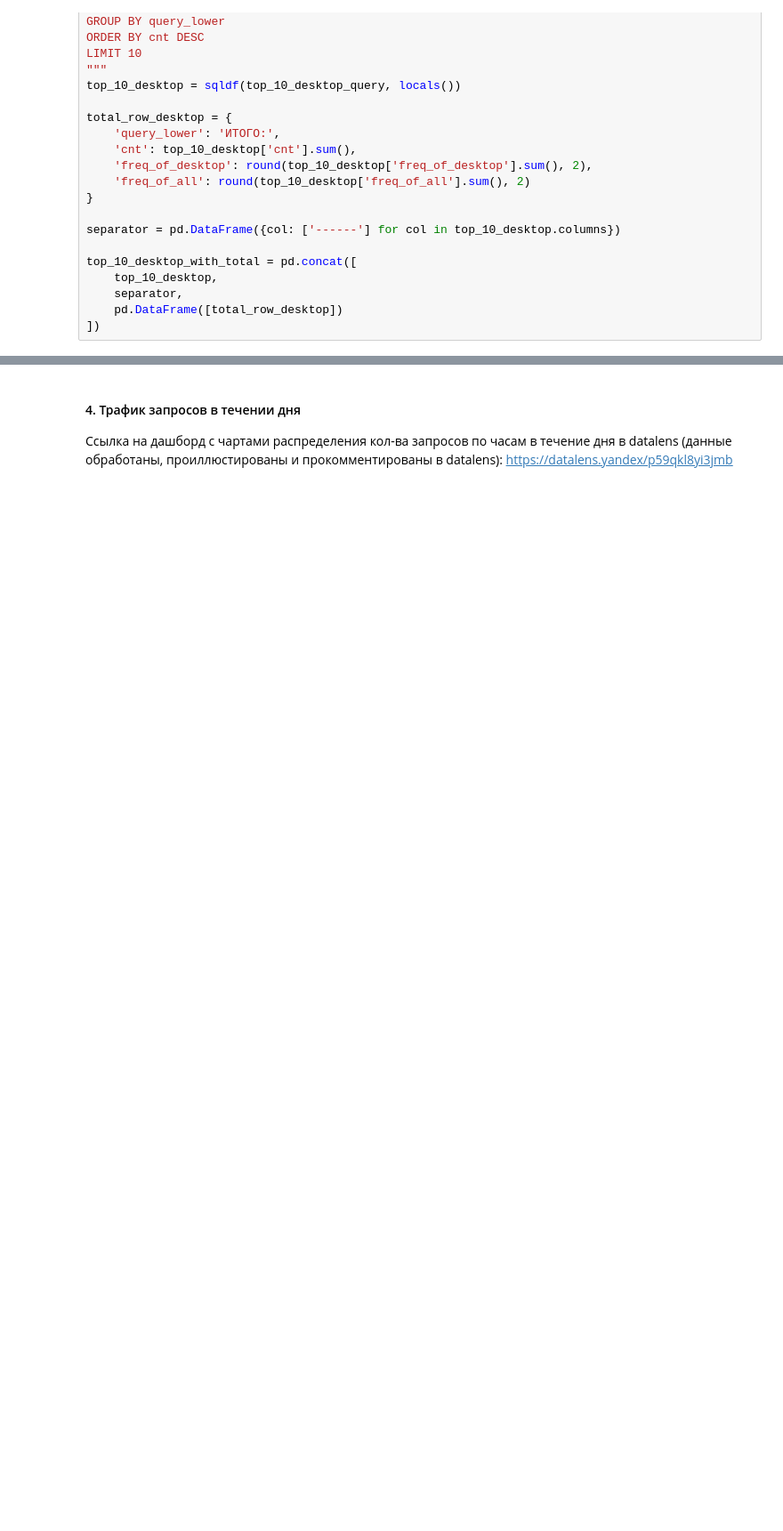
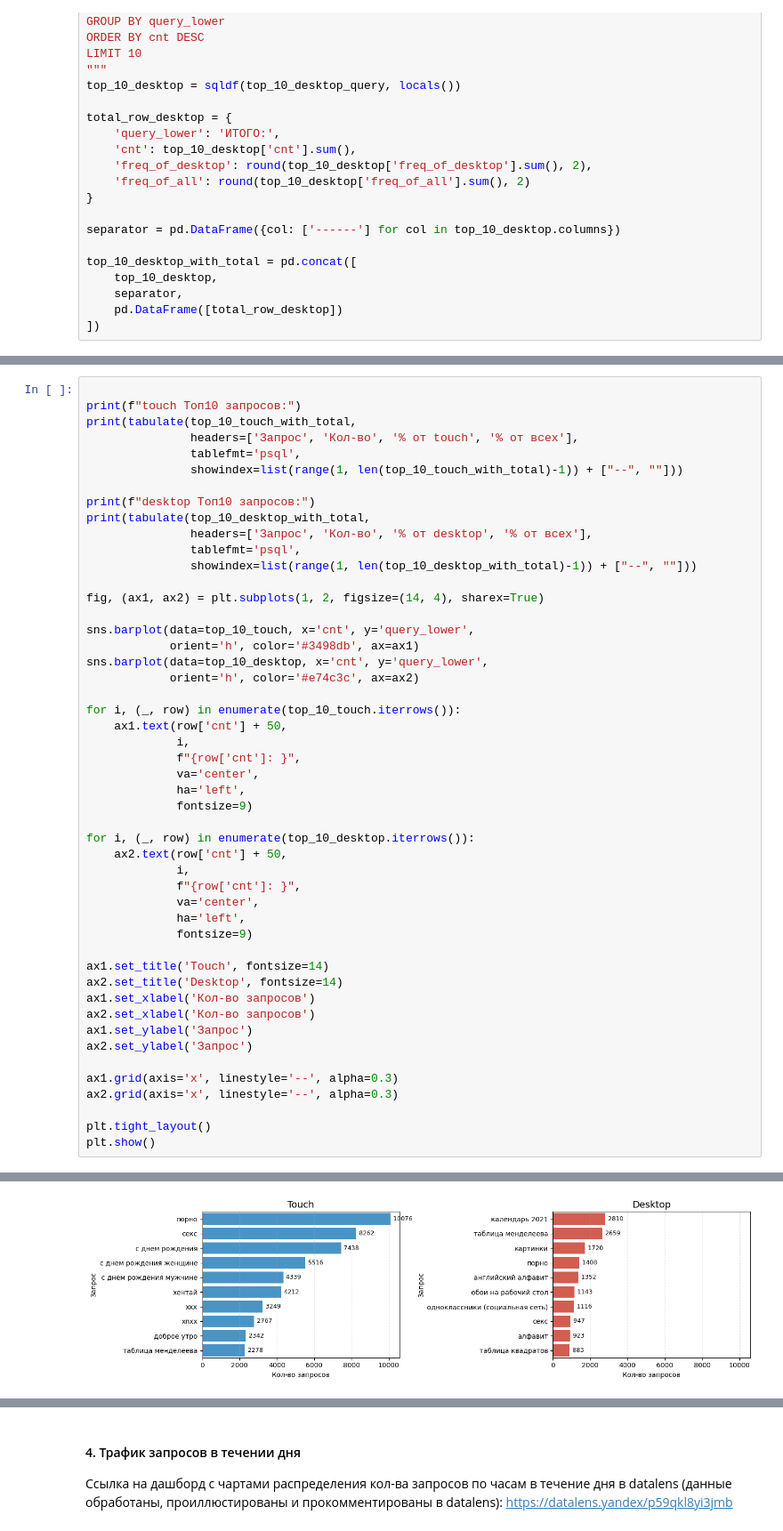
Before and after one commit to ninaprokopova/yandex_pictures_analysis, a Jupyter notebook: yandex_picture_analysis.ipynb, the cells around one changed output, grey strips where cells are left out. Shown: that part at 89% size. Drawn from its saved outputs; the diff is of its cells as text; blank space fills up the shorter version.

```diff
--- a/yandex_picture_analysis.ipynb
+++ b/yandex_picture_analysis.ipynb
@@ -162,0 +132,50 @@ touch Топ10 запросов:
+# %%
+
+print(f"touch Топ10 запросов:")
+print(tabulate(top_10_touch_with_total,
+               headers=['Запрос', 'Кол-во', '% от touch', '% от всех'],
+               tablefmt='psql',
+               showindex=list(range(1, len(top_10_touch_with_total)-1)) + ["--", ""]))
+
+print(f"desktop Топ10 запросов:")
+print(tabulate(top_10_desktop_with_total,
+               headers=['Запрос', 'Кол-во', '% от desktop', '% от всех'],
+               tablefmt='psql',
+               showindex=list(range(1, len(top_10_desktop_with_total)-1)) + ["--", ""]))
+
+fig, (ax1, ax2) = plt.subplots(1, 2, figsize=(14, 4), sharex=True)
+
+sns.barplot(data=top_10_touch, x='cnt', y='query_lower',
+            orient='h', color='#3498db', ax=ax1)
+sns.barplot(data=top_10_desktop, x='cnt', y='query_lower',
+            orient='h', color='#e74c3c', ax=ax2)
+
+for i, (_, row) in enumerate(top_10_touch.iterrows()):
+    ax1.text(row['cnt'] + 50,
+             i,
+             f"{row['cnt']: }",
+             va='center',
+             ha='left',
+             fontsize=9)
+
+for i, (_, row) in enumerate(top_10_desktop.iterrows()):
+    ax2.text(row['cnt'] + 50,
+             i,
+             f"{row['cnt']: }",
+             va='center',
+             ha='left',
+             fontsize=9)
+
+ax1.set_title('Touch', fontsize=14)
+ax2.set_title('Desktop', fontsize=14)
+ax1.set_xlabel('Кол-во запросов')
+ax2.set_xlabel('Кол-во запросов')
+ax1.set_ylabel('Запрос')
+ax2.set_ylabel('Запрос')
+
+ax1.grid(axis='x', linestyle='--', alpha=0.3)
+ax2.grid(axis='x', linestyle='--', alpha=0.3)
+
+plt.tight_layout()
+plt.show()
+# %% [output]
@@ -163 +199,2 @@ touch Топ10 запросов:
+[figure, added]
 # %% [markdown]
```
Also changed, not shown: parts of 8 cells of this notebook.
